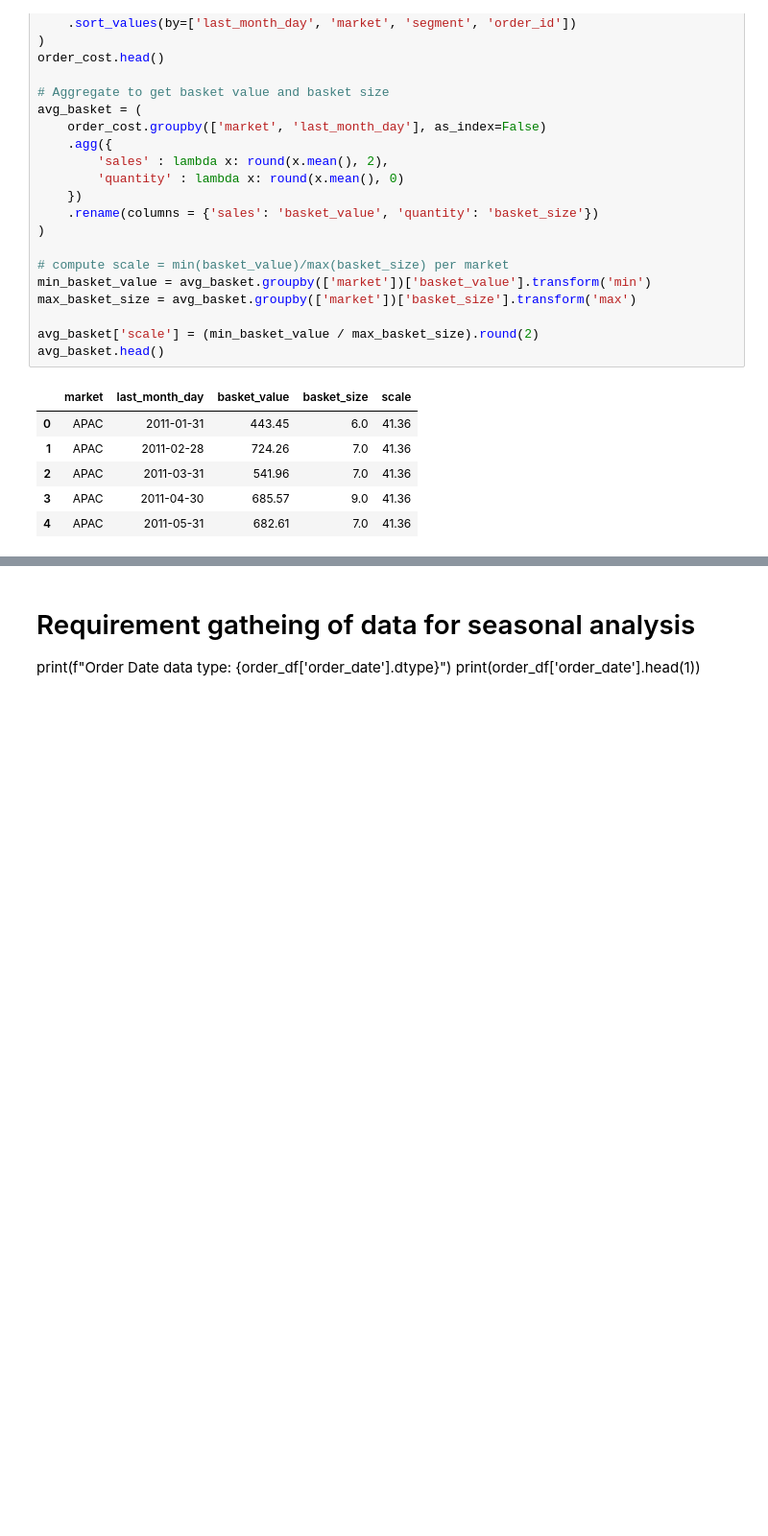
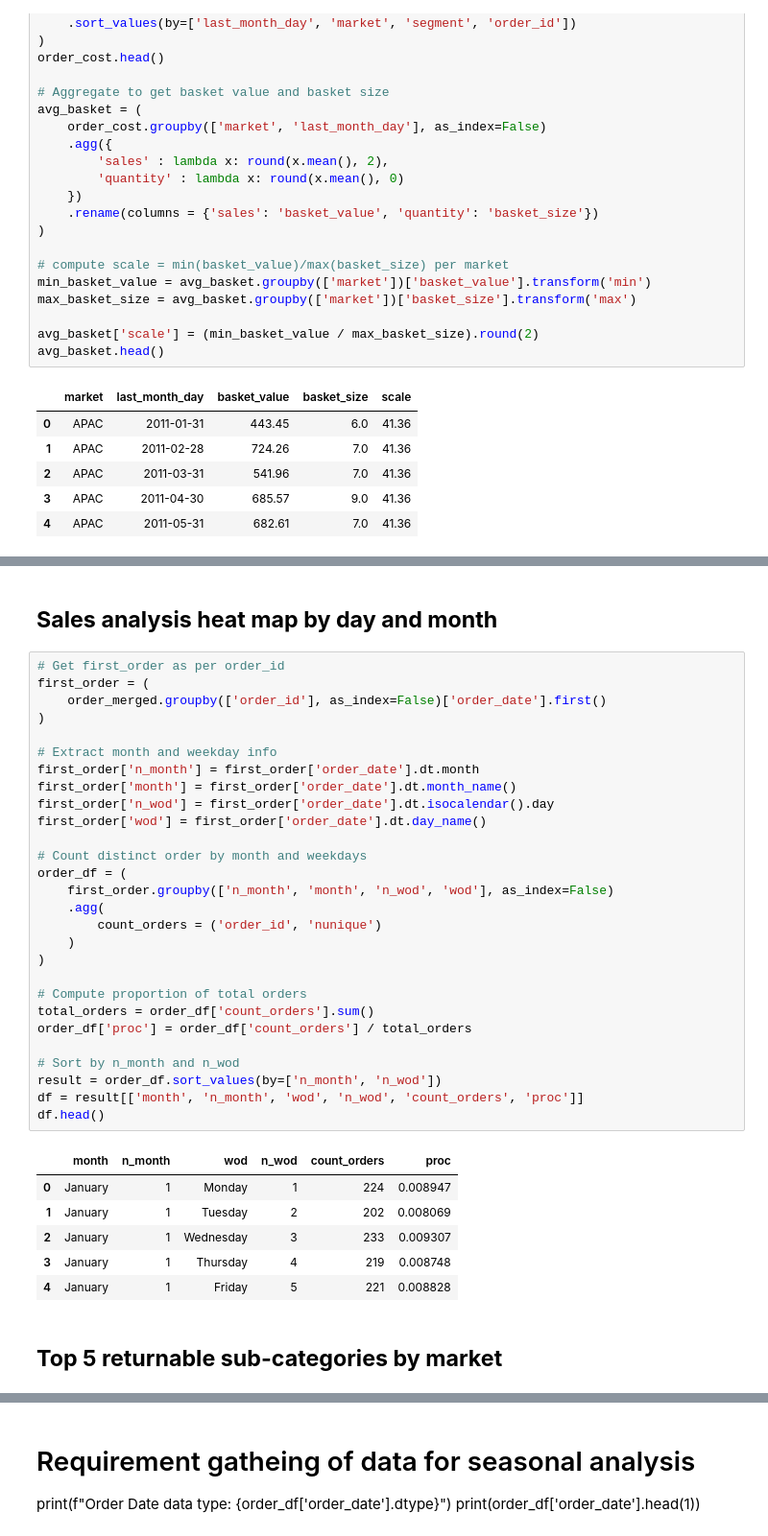
Before and after one commit to annugit1655/Global-Superstore-Project, a Jupyter notebook: notebooks/order-return-sales-analysis.ipynb, the cells around one changed output, grey strips where cells are left out. Shown at 96% size. Saved outputs shown, nothing was run; the diff lists cells and outputs as text; blank space fills up the shorter version.

```diff
--- a/notebooks/order-return-sales-analysis.ipynb
+++ b/notebooks/order-return-sales-analysis.ipynb
@@ -767,0 +935,39 @@ avg_basket.head()
+# %% [markdown]
+## **Sales analysis heat map by day and month**
+# %%
+# Get first_order as per order_id
+first_order = (
+    order_merged.groupby(['order_id'], as_index=False)['order_date'].first()
+)
+
+# Extract month and weekday info
+first_order['n_month'] = first_order['order_date'].dt.month
+first_order['month'] = first_order['order_date'].dt.month_name()
+first_order['n_wod'] = first_order['order_date'].dt.isocalendar().day
+first_order['wod'] = first_order['order_date'].dt.day_name()
+
+# Count distinct order by month and weekdays
+order_df = (
+    first_order.groupby(['n_month', 'month', 'n_wod', 'wod'], as_index=False)
+    .agg(
+        count_orders = ('order_id', 'nunique')
+    )
+)
+
+# Compute proportion of total orders
+total_orders = order_df['count_orders'].sum()
+order_df['proc'] = order_df['count_orders'] / total_orders
+
+# Sort by n_month and n_wod
+result = order_df.sort_values(by=['n_month', 'n_wod'])
+df = result[['month', 'n_month', 'wod', 'n_wod', 'count_orders', 'proc']]
+df.head()
+# %% [output]
+|  | month | n_month | wod | n_wod | count_orders | proc |
+| 0 | January | 1 | Monday | 1 | 224 | 0.008947 |
+| 1 | January | 1 | Tuesday | 2 | 202 | 0.008069 |
+| 2 | January | 1 | Wednesday | 3 | 233 | 0.009307 |
+| 3 | January | 1 | Thursday | 4 | 219 | 0.008748 |
+| 4 | January | 1 | Friday | 5 | 221 | 0.008828 |
+# %% [markdown]
+## **Top 5 returnable sub-categories by market**
```
Also changed, not shown: parts of 12 cells of this notebook.
